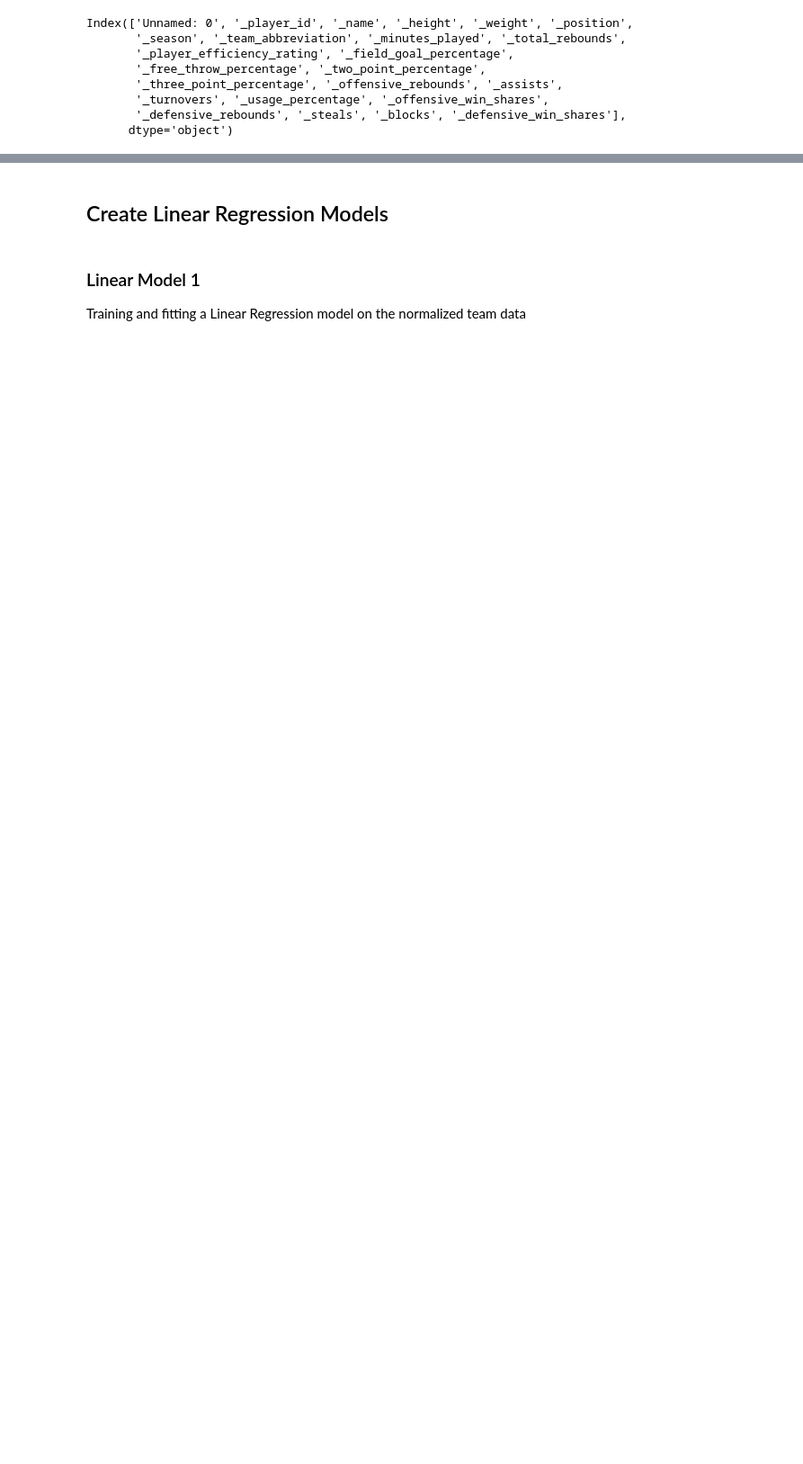
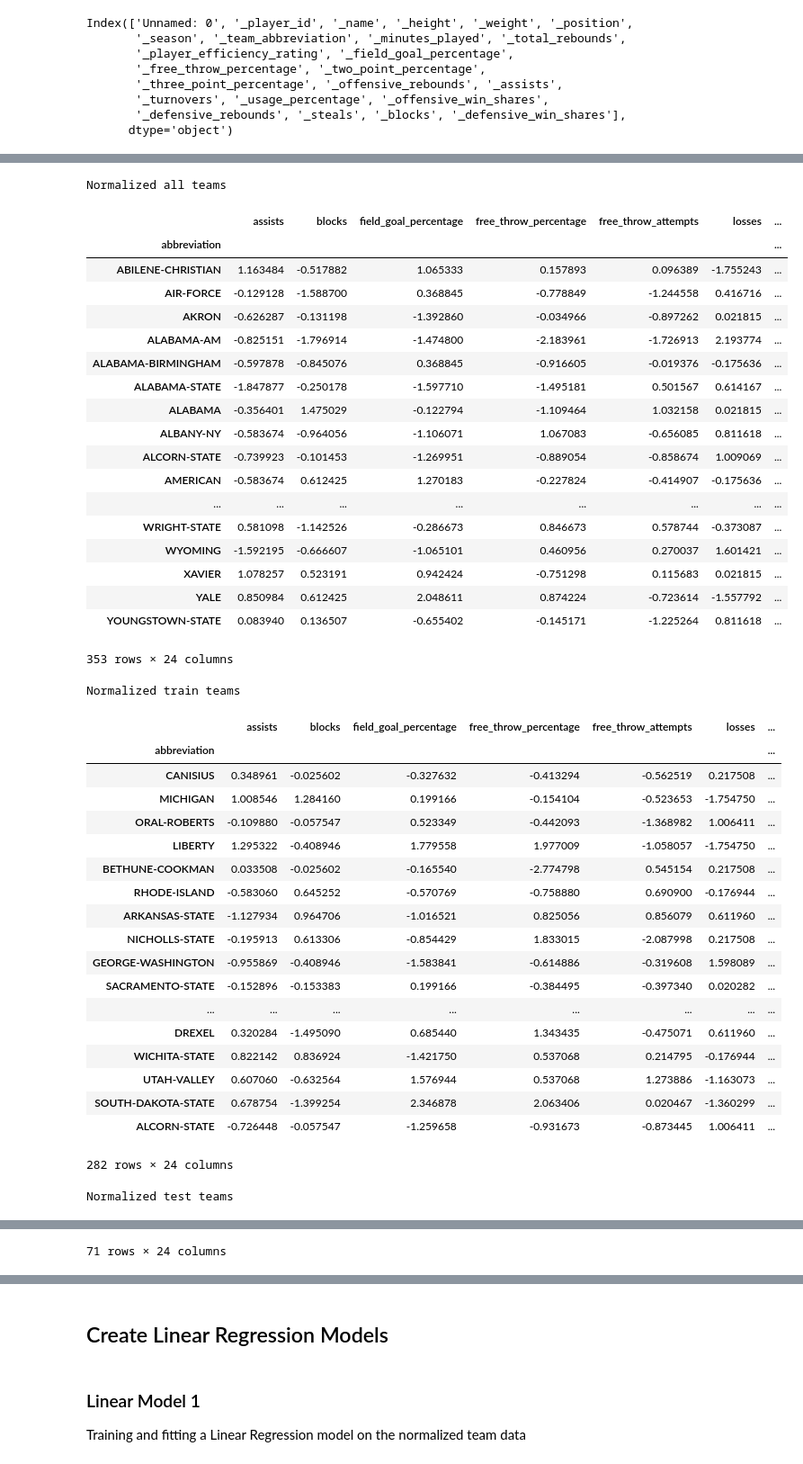
Before and after one commit to JustinRWong/AmazoogleChallengeLab, a Jupyter notebook: Modeling[11-26].ipynb, the cells around one changed output, grey strips where cells are left out. Shown at 90% size. Drawn from its saved outputs; the diff is of its cells as text; code cells hidden in the pictures; blank space fills up the shorter version.

```diff
--- a/Modeling[11-26].ipynb
+++ b/Modeling[11-26].ipynb
@@ -103,0 +114,70 @@ normalized_all_team
+# %%
+team_columns_wanted = ["abbreviation","name","conference","assists","blocks","field_goal_percentage","free_throw_percentage",
+                   "free_throw_attempts","losses","net_rating","offensive_rating","offensive_rebounds",
+                   "opp_assists","opp_field_goal_percentage","opp_offensive_rating","opp_three_point_field_goal_percentage",
+                   "pace","points","three_point_field_goal_percentage","three_point_field_goal_attempts","total_rebounds",
+                   "true_shooting_percentage","turnovers","turnover_percentage","two_point_field_goal_percentage","wins","win_percentage"
+                  ]
+
+team_columns_wanted_without_strings = team_columns_wanted[3:]
+
+## Create a copy of the normalized raw all teams
+selected_cols_raw_all_teams = get_desired_columns_from_df(all_teams, team_columns_wanted)
+normalized_all_teams, normalized_all_teams_mean, normalized_all_teams_std = normalize_data(selected_cols_raw_all_teams)
+print("Normalized all teams")
+display(normalized_all_teams)
+
+
+## Normalize the training data
+selected_cols_raw_train = get_desired_columns_from_df(raw_train_teams, team_columns_wanted)
+normalized_train, normalized_train_mean, normalized_train_std = normalize_data(selected_cols_raw_train)
+print("Normalized train teams")
+display(normalized_train)
+
+## Normalize the testing data
+selected_cols_raw_test = get_desired_columns_from_df(raw_test_teams, team_columns_wanted)
+normalized_test, normalized_test_mean, normalized_test_std = normalize_data(selected_cols_raw_test)
+print("Normalized test teams")
+display(normalized_test)
+# %% [output]
+Normalized all teams
+|  | assists | blocks | field_goal_percentage | free_throw_percentage | free_throw_attempts | losses | ... |
+| abbreviation |  |  |  |  |  |  | ... |
+| ABILENE-CHRISTIAN | 1.163484 | -0.517882 | 1.065333 | 0.157893 | 0.096389 | -1.755243 | ... |
+| AIR-FORCE | -0.129128 | -1.588700 | 0.368845 | -0.778849 | -1.244558 | 0.416716 | ... |
+| AKRON | -0.626287 | -0.131198 | -1.392860 | -0.034966 | -0.897262 | 0.021815 | ... |
+| ALABAMA-AM | -0.825151 | -1.796914 | -1.474800 | -2.183961 | -1.726913 | 2.193774 | ... |
+| ALABAMA-BIRMINGHAM | -0.597878 | -0.845076 | 0.368845 | -0.916605 | -0.019376 | -0.175636 | ... |
+| ALABAMA-STATE | -1.847877 | -0.250178 | -1.597710 | -1.495181 | 0.501567 | 0.614167 | ... |
+| ALABAMA | -0.356401 | 1.475029 | -0.122794 | -1.109464 | 1.032158 | 0.021815 | ... |
+| ALBANY-NY | -0.583674 | -0.964056 | -1.106071 | 1.067083 | -0.656085 | 0.811618 | ... |
+| ALCORN-STATE | -0.739923 | -0.101453 | -1.269951 | -0.889054 | -0.858674 | 1.009069 | ... |
+| AMERICAN | -0.583674 | 0.612425 | 1.270183 | -0.227824 | -0.414907 | -0.175636 | ... |
+| ... | ... | ... | ... | ... | ... | ... | ... |
+| WRIGHT-STATE | 0.581098 | -1.142526 | -0.286673 | 0.846673 | 0.578744 | -0.373087 | ... |
+| WYOMING | -1.592195 | -0.666607 | -1.065101 | 0.460956 | 0.270037 | 1.601421 | ... |
+| XAVIER | 1.078257 | 0.523191 | 0.942424 | -0.751298 | 0.115683 | 0.021815 | ... |
+| YALE | 0.850984 | 0.612425 | 2.048611 | 0.874224 | -0.723614 | -1.557792 | ... |
+| YOUNGSTOWN-STATE | 0.083940 | 0.136507 | -0.655402 | -0.145171 | -1.225264 | 0.811618 | ... |
+353 rows × 24 columns
+Normalized train teams
+|  | assists | blocks | field_goal_percentage | free_throw_percentage | free_throw_attempts | losses | ... |
+| abbreviation |  |  |  |  |  |  | ... |
+| CANISIUS | 0.348961 | -0.025602 | -0.327632 | -0.413294 | -0.562519 | 0.217508 | ... |
+| MICHIGAN | 1.008546 | 1.284160 | 0.199166 | -0.154104 | -0.523653 | -1.754750 | ... |
+| ORAL-ROBERTS | -0.109880 | -0.057547 | 0.523349 | -0.442093 | -1.368982 | 1.006411 | ... |
+| LIBERTY | 1.295322 | -0.408946 | 1.779558 | 1.977009 | -1.058057 | -1.754750 | ... |
+| BETHUNE-COOKMAN | 0.033508 | -0.025602 | -0.165540 | -2.774798 | 0.545154 | 0.217508 | ... |
+| RHODE-ISLAND | -0.583060 | 0.645252 | -0.570769 | -0.758880 | 0.690900 | -0.176944 | ... |
+| ARKANSAS-STATE | -1.127934 | 0.964706 | -1.016521 | 0.825056 | 0.856079 | 0.611960 | ... |
+| NICHOLLS-STATE | -0.195913 | 0.613306 | -0.854429 | 1.833015 | -2.087998 | 0.217508 | ... |
+| GEORGE-WASHINGTON | -0.955869 | -0.408946 | -1.583841 | -0.614886 | -0.319608 | 1.598089 | ... |
+| SACRAMENTO-STATE | -0.152896 | -0.153383 | 0.199166 | -0.384495 | -0.397340 | 0.020282 | ... |
+| ... | ... | ... | ... | ... | ... | ... | ... |
+| DREXEL | 0.320284 | -1.495090 | 0.685440 | 1.343435 | -0.475071 | 0.611960 | ... |
+| WICHITA-STATE | 0.822142 | 0.836924 | -1.421750 | 0.537068 | 0.214795 | -0.176944 | ... |
+| UTAH-VALLEY | 0.607060 | -0.632564 | 1.576944 | 0.537068 | 1.273886 | -1.163073 | ... |
+| SOUTH-DAKOTA-STATE | 0.678754 | -1.399254 | 2.346878 | 2.063406 | 0.020467 | -1.360299 | ... |
+| ALCORN-STATE | -0.726448 | -0.057547 | -1.259658 | -0.931673 | -0.873445 | 1.006411 | ... |
+282 rows × 24 columns
+Normalized test teams
@@ -103,0 +202 @@ normalized_all_team
+71 rows × 24 columns
```
Also changed, not shown: parts of 42 cells of this notebook.
